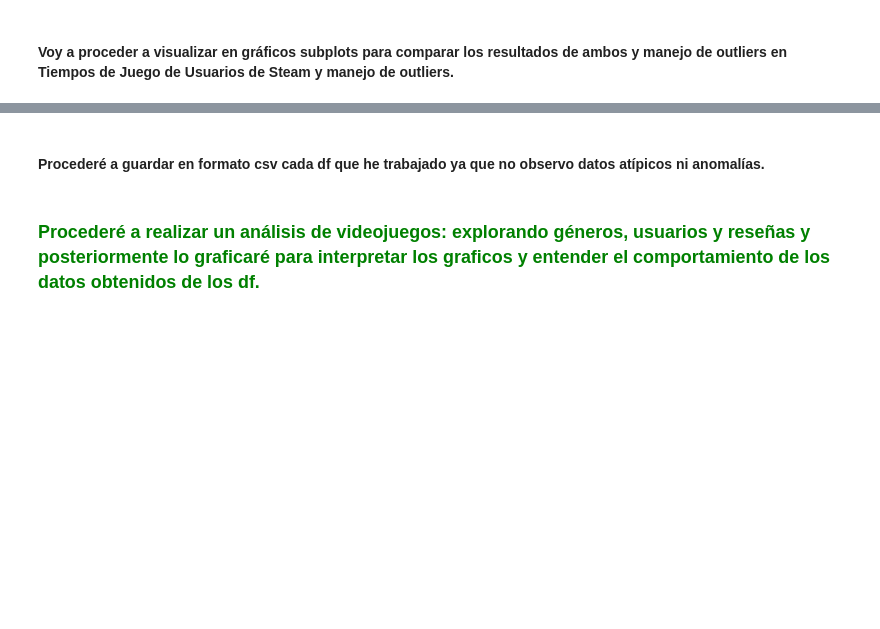
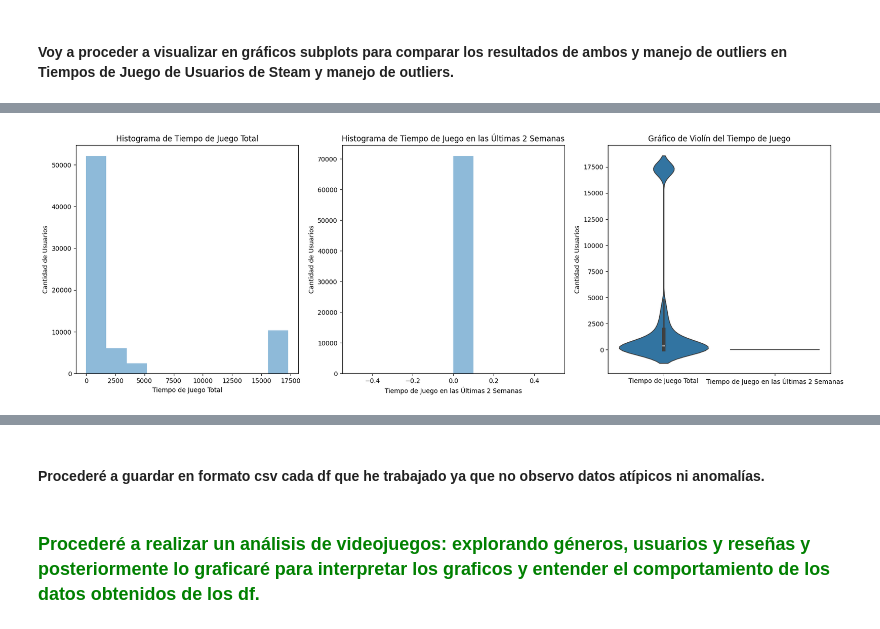
Before and after one commit to JavierEdgarEsteban77/MVP-Steam, a Jupyter notebook: 1PI.ipynb, the cells around one changed output, grey strips where cells are left out. Drawn from its saved outputs; the diff is of its cells as text; code cells hidden in the pictures; blank space fills up the shorter version.

```diff
--- a/1PI.ipynb
+++ b/1PI.ipynb
@@ -4594,0 +4486,70 @@ comportamientos de los jugadores y para informar decisiones sobre el diseño de
+# %%
+import matplotlib.pyplot as plt
+import seaborn as sns
+import textwrap
+import numpy as np
+
+def plot_histogram(ax, data, title, xlabel, ylabel):
+    ax.hist(data, bins=10, alpha=0.5)
+    ax.set_xlabel(xlabel)
+    ax.set_ylabel(ylabel)
+    ax.set_title(title)
+
+def plot_violinplot(ax, data, labels, ylabel, title):
+    sns.violinplot(ax=ax, data=data)
+    ax.set_xticks(range(len(labels)))  # <<<
+    ax.set_xticklabels(labels)
+    ax.set_ylabel(ylabel)
+    ax.set_title(title)
+
+def handle_outliers(df, column):
+    Q1 = df[column].quantile(0.25)
+    Q3 = df[column].quantile(0.75)
+    IQR = Q3 - Q1
+    P95 = df[column].quantile(0.95)
+    df.loc[df[column] > Q3 + 1.5 * IQR, column] = P95
+
+def calculate_outliers(df, column):  # <<<
+    Q1 = df[column].quantile(0.25)
+    Q3 = df[column].quantile(0.75)
+    IQR = Q3 - Q1
+    outliers = df[(df[column] < Q1 - 1.5 * IQR) | (df[column] > Q3 + 1.5 * IQR)]
+    return outliers
+
+def generar_descripcion(df, outliers_forever, outliers_2weeks):
+    total_rows = df.shape[0]
+    total_cols = df.shape[1]
+    total_outliers_forever = outliers_forever.shape[0]
+    total_outliers_2weeks = outliers_2weeks.shape[0]
+
+    descripcion = f"""
+    Los tres gráficos proporcionan una visión detallada de los patrones de juego de los usuarios. El primer gráfico, un histograma del tiempo total de juego, muestra que la mayoría de los usuarios han jugado menos de 50,000 minutos en total, indicando que la mayoría de los usuarios son jugadores ocasionales. Sin embargo, hay algunos usuarios que han jugado mucho más, lo que indica la presencia de jugadores más dedicados.
+    El segundo gráfico es un histograma del tiempo de juego en las últimas 2 semanas. Este gráfico muestra una mayor variabilidad en el tiempo de juego, lo que podría indicar que los patrones de juego de los usuarios cambian con el tiempo, posiblemente debido a factores como el lanzamiento de nuevos juegos, actualizaciones de juegos existentes, o cambios en el tiempo libre de los usuarios. El tercer gráfico es un boxplot que compara la distribución del tiempo total de juego y el tiempo de juego en las últimas 2 semanas. Este gráfico destaca la existencia de {total_outliers_forever} outliers en 'playtime_forever' y {total_outliers_2weeks} outliers en 'playtime_2weeks', que son usuarios que han jugado significativamente más que otros. Estos outliers podrían ser jugadores extremadamente dedicados o podrían indicar comportamientos de juego anómalos que podrían ser de interés para futuras investigaciones. En conjunto, estos gráficos ofrecen una visión detallada de cómo los usuarios interactúan con los juegos a lo largo del tiempo, lo que podría ser útil para entender mejor los comportamientos de los jugadores y para informar decisiones sobre el diseño de juegos y la orientación de marketing.
+    """
+    return descripcion
+
+fig, axs = plt.subplots(1, 3, figsize=(18, 6))
+
+plot_histogram(axs[0], df_users_items['playtime_forever'], 'Histograma de Tiempo de Juego Total', 'Tiempo de Juego Total', 'Cantidad de Usuarios')
+plot_histogram(axs[1], df_users_items['playtime_2weeks'], 'Histograma de Tiempo de Juego en las Últimas 2 Semanas', 'Tiempo de Juego en las Últimas 2 Semanas', 'Cantidad de Usuarios')
+plot_violinplot(axs[2], df_users_items[['playtime_forever', 'playtime_2weeks']], ['Tiempo de Juego Total', 'Tiempo de Juego en las Últimas 2 Semanas'], 'Cantidad de Usuarios', 'Gráfico de Violín del Tiempo de Juego')
+
+plt.tight_layout()
+plt.show()
+
+handle_outliers(df_users_items, 'playtime_forever')
+handle_outliers(df_users_items, 'playtime_2weeks')
+
+df_users_items['playtime_forever'].fillna(0, inplace=True)
+df_users_items['playtime_2weeks'].fillna(0, inplace=True)
+
+outliers_forever = calculate_outliers(df_users_items, 'playtime_forever')  # <<<
+outliers_2weeks = calculate_outliers(df_users_items, 'playtime_2weeks')  # <<<
+
+descripcion = generar_descripcion(df_users_items, outliers_forever, outliers_2weeks)
+
+wrapped_descripcion = textwrap.fill(descripcion, width=150)
+
+print(wrapped_descripcion)
+# %% [output]
+[figure, added]
```
Also changed, not shown: parts of 27 cells of this notebook, 4 other files.
